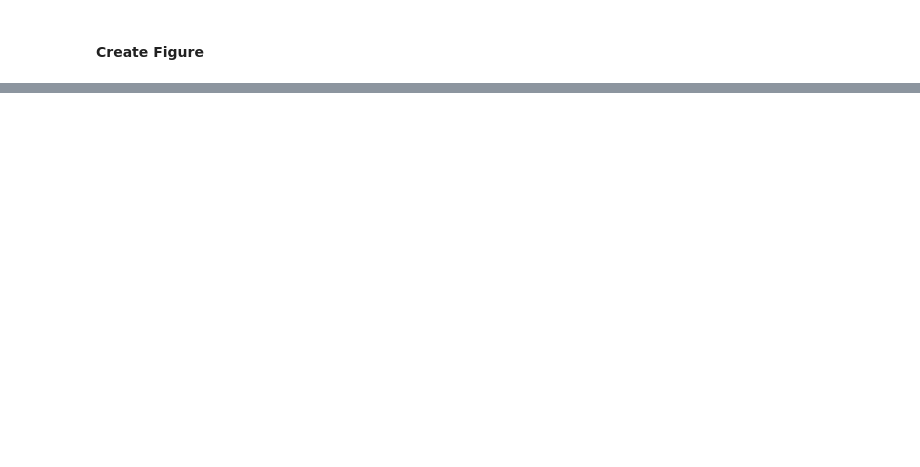
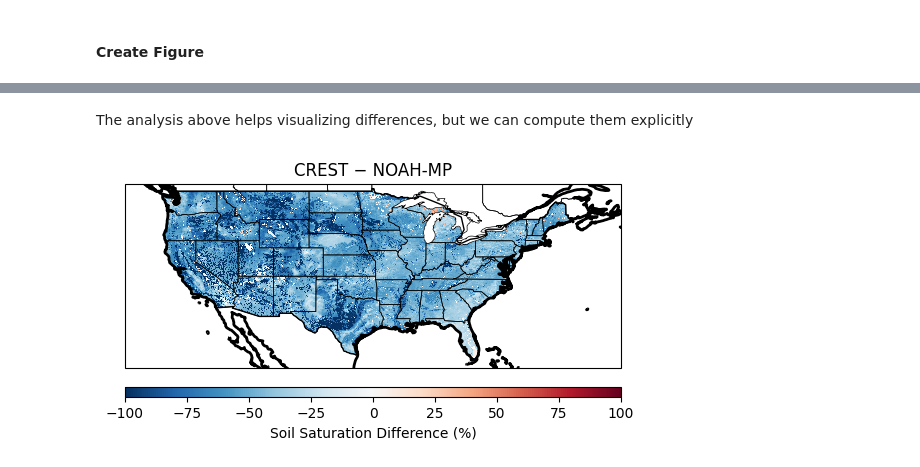
Before and after one commit to humberva/data_analytics, a Jupyter notebook: Scalable_Workflow_FLASH_Case.ipynb, the cells around one changed output, grey strips where cells are left out. Saved outputs shown, nothing was run; the diff lists cells and outputs as text; code cells hidden in the pictures; blank space fills up the shorter version.

```diff
--- a/Scalable_Workflow_FLASH_Case.ipynb
+++ b/Scalable_Workflow_FLASH_Case.ipynb
@@ -452,0 +445,35 @@ plt.show()
+# %% [markdown]
+The analysis above helps visualizing differences, but we can compute them explicitly
+# %%
+soil_diff = flas_soil_da - nldas_soil_flash_saturation
+
+# Plot Map
+
+# Define general graphic settings
+map_extent_for_graph = [lon_min, lon_max, lat_min, lat_max]
+
+fig, ax = plt.subplots(
+    subplot_kw={"projection": ccrs.PlateCarree()}
+)
+
+ax.set_extent(map_extent_for_graph, crs=ccrs.PlateCarree())
+ax.add_feature(cfeature.COASTLINE, linewidth=2)
+ax.add_feature(cfeature.BORDERS, linewidth=1)
+ax.add_feature(cfeature.STATES, linewidth=0.5)
+
+mesh = soil_diff.plot(
+    ax=ax,
+    transform=ccrs.PlateCarree(),
+    cmap="RdBu_r",
+    vmin=-100,
+    vmax=100,
+    add_colorbar=False
+)
+
+cb = plt.colorbar(mesh, ax=ax, orientation='horizontal', pad=0.05, aspect=50)
+cb.set_label('Soil Saturation Difference (%)')  # label explains what the numbers mean
+
+plt.title("CREST − NOAH‑MP")
+plt.show()
+# %% [output]
+[figure, added]
```
Also changed, not shown: parts of 22 cells of this notebook, 18 other files.
